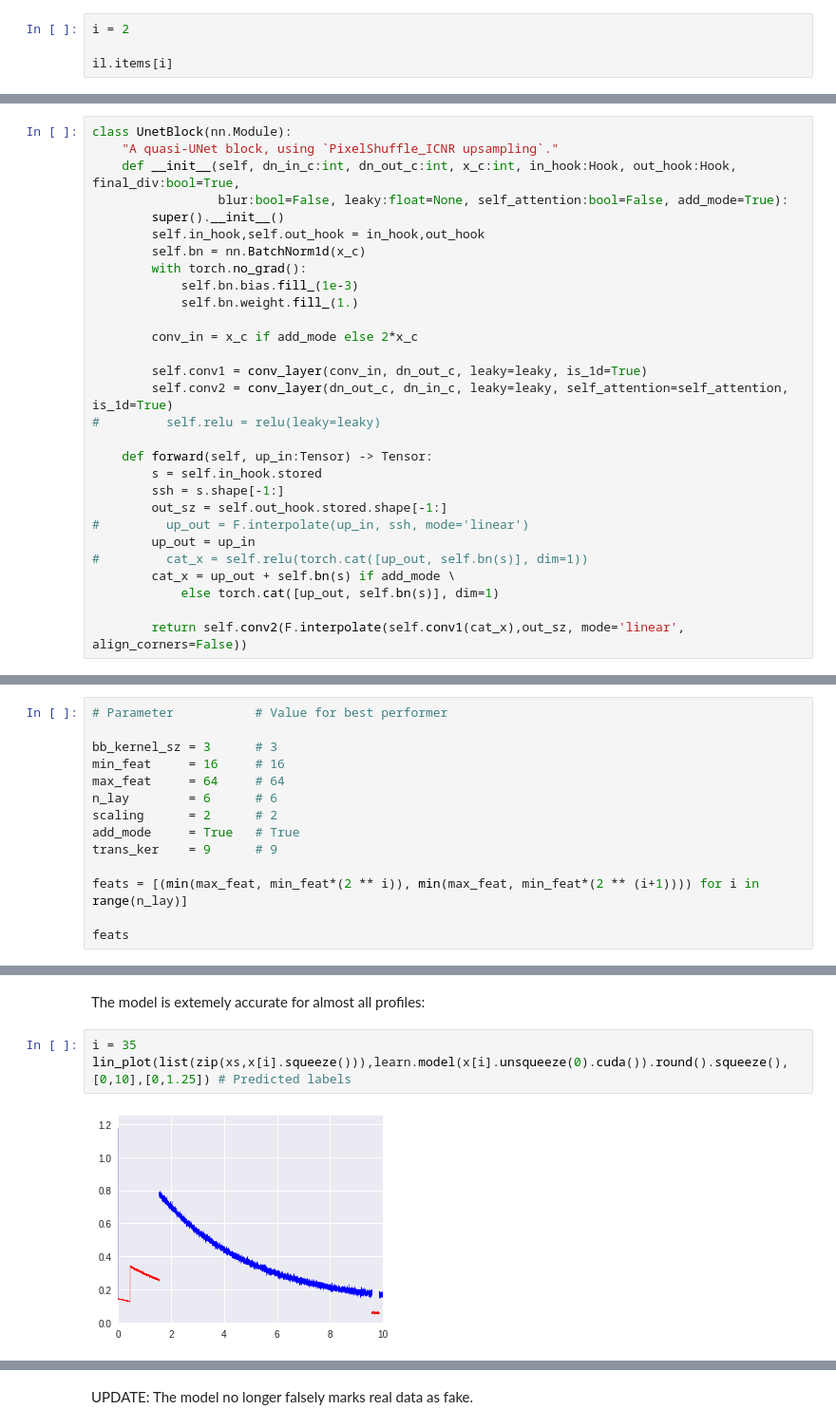
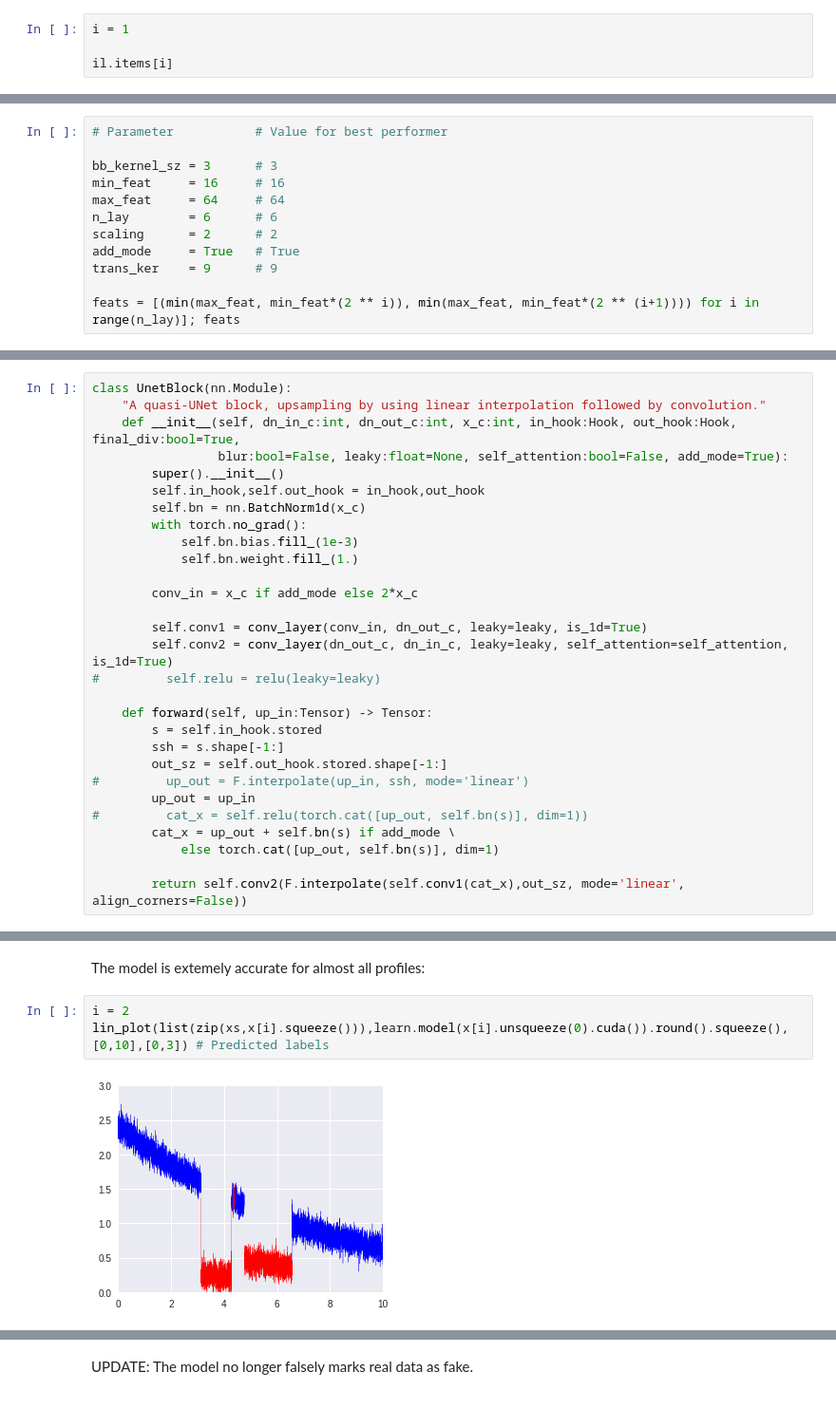
Before and after one commit to yasrynn/ML-Notebooks, a Jupyter notebook: production_seg.ipynb, the cells around one changed output, grey strips where cells are left out. Shown at 95% size. Drawn from its saved outputs; the diff is of its cells as text.

```diff
--- a/production_seg.ipynb
+++ b/production_seg.ipynb
@@ -243,5 +255,5 @@ labels = ProfileLabelItemList(profile_params, 0.01, 10000, (0.,10.))
 # %%
-i = 2
+i = 1
 
 il.items[i]
 # %% [output]
@@ -267,0 +283,12 @@ db = LabelLists('.',train,valid).databunch()
+# %%
+# Parameter           # Value for best performer
+
+bb_kernel_sz = 3      # 3
+min_feat     = 16     # 16
+max_feat     = 64     # 64
+n_lay        = 6      # 6
+scaling      = 2      # 2
+add_mode     = True   # True
+trans_ker    = 9      # 9
+
+feats = [(min(max_feat, min_feat*(2 ** i)), min(max_feat, min_feat*(2 ** (i+1)))) for i in range(n_lay)]; feats
@@ -310,7 +337,7 @@ def conv1d(ni:int, no:int, ks:int=1, stride:int=1, padding=None, bias:bool=False
     return spectral_norm(conv)
 # %%
 class UnetBlock(nn.Module):
-    "A quasi-UNet block, using `PixelShuffle_ICNR upsampling`."
+    "A quasi-UNet block, upsampling by using linear interpolation followed by convolution."
     def __init__(self, dn_in_c:int, dn_out_c:int, x_c:int, in_hook:Hook, out_hook:Hook, final_div:bool=True,
                  blur:bool=False, leaky:float=None, self_attention:bool=False, add_mode=True):
         super().__init__()
@@ -348,17 +375,3 @@ def sequentialize(l):
 ## Construction
 # %% [markdown]
 We now have the pieces needed to build the encoder and decoder.
-# %%
-# Parameter           # Value for best performer
-
-bb_kernel_sz = 3      # 3
-min_feat     = 16     # 16
-max_feat     = 64     # 64
-n_lay        = 6      # 6
-scaling      = 2      # 2
-add_mode     = True   # True
-trans_ker    = 9      # 9
-
-feats = [(min(max_feat, min_feat*(2 ** i)), min(max_feat, min_feat*(2 ** (i+1)))) for i in range(n_lay)]
-
-feats
@@ -453,8 +464,8 @@ x,y = db.one_batch(ds_type=DatasetType.Valid)
 # %% [markdown]
 The model is extemely accurate for almost all profiles:
 # %%
-i = 35
-lin_plot(list(zip(xs,x[i].squeeze())),learn.model(x[i].unsqueeze(0).cuda()).round().squeeze(),[0,10],[0,1.25]) # Predicted labels
+i = 2
+lin_plot(list(zip(xs,x[i].squeeze())),learn.model(x[i].unsqueeze(0).cuda()).round().squeeze(),[0,10],[0,3]) # Predicted labels
 # %% [output]
-[figure, old version]
+[figure, new version]
 # %%
```
Also changed, not shown: parts of 38 cells of this notebook.
